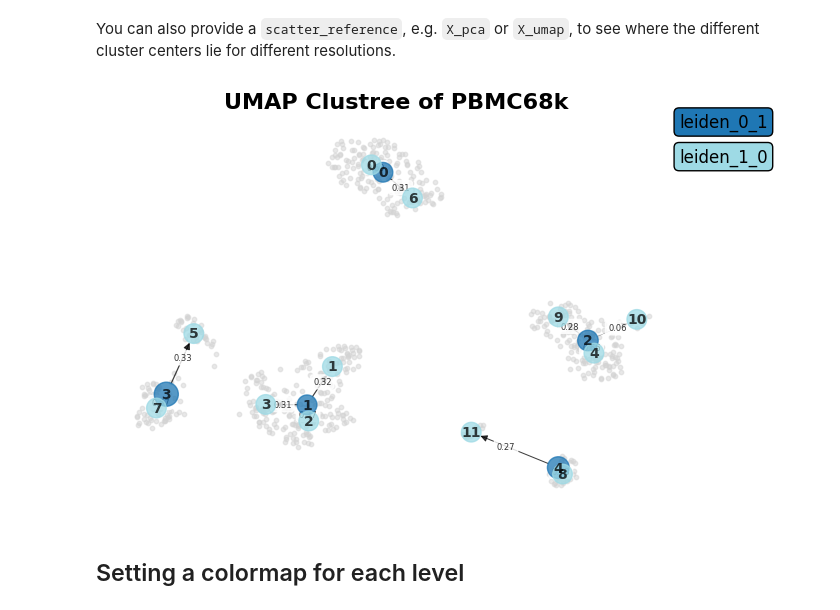
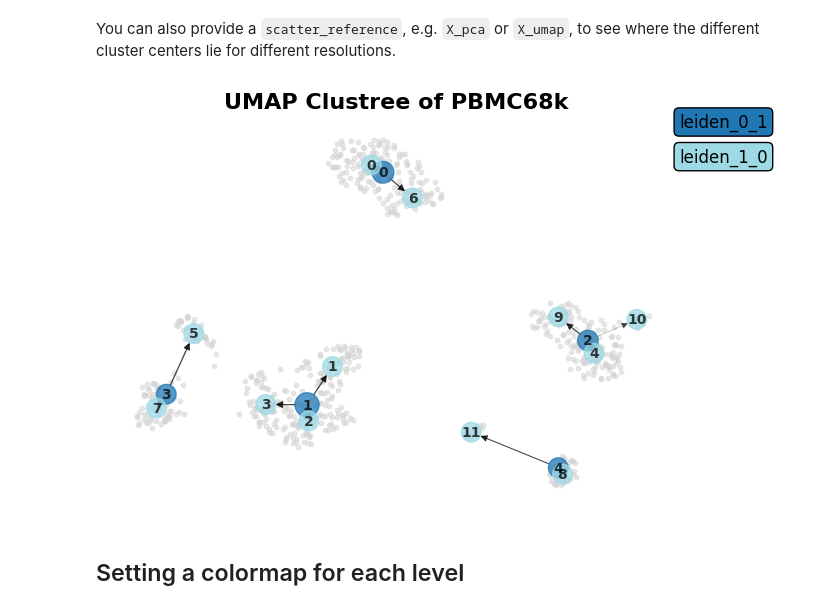
Before and after one commit to complextissue/pyclustree, a Jupyter notebook: docs/source/example.ipynb, the cells around one changed output. Drawn from its saved outputs; the diff is of its cells as text; code cells hidden in the pictures.

```diff
--- a/docs/source/example.ipynb
+++ b/docs/source/example.ipynb
@@ -63,18 +61,17 @@ You can also provide a `scatter_reference`, e.g. `X_pca` or `X_umap`, to see whe
 # %%
 fig = clustree(
     adata,
     [f"leiden_{str(resolution).replace('.', '_')}" for resolution in [0.1, 1.0]],
     title="UMAP Clustree of PBMC68k",
     scatter_reference="X_umap",
     node_size_range=(200, 300),
     edge_width_range=(0.1, 2.0),
-    show_fraction=True,
     graph_plot_kwargs={"font_color": "black", "font_size": 10, "alpha": 0.75},
 )
 fig.set_size_inches(7.5, 5)
 fig.set_dpi(100)
 # %% [output]
-[figure, old version]
+[figure, new version]
 # %% [markdown]
 ## Setting a colormap for each level
 # %% [markdown]
```
Also changed, not shown: parts of 5 cells of this notebook, 3 other files.
